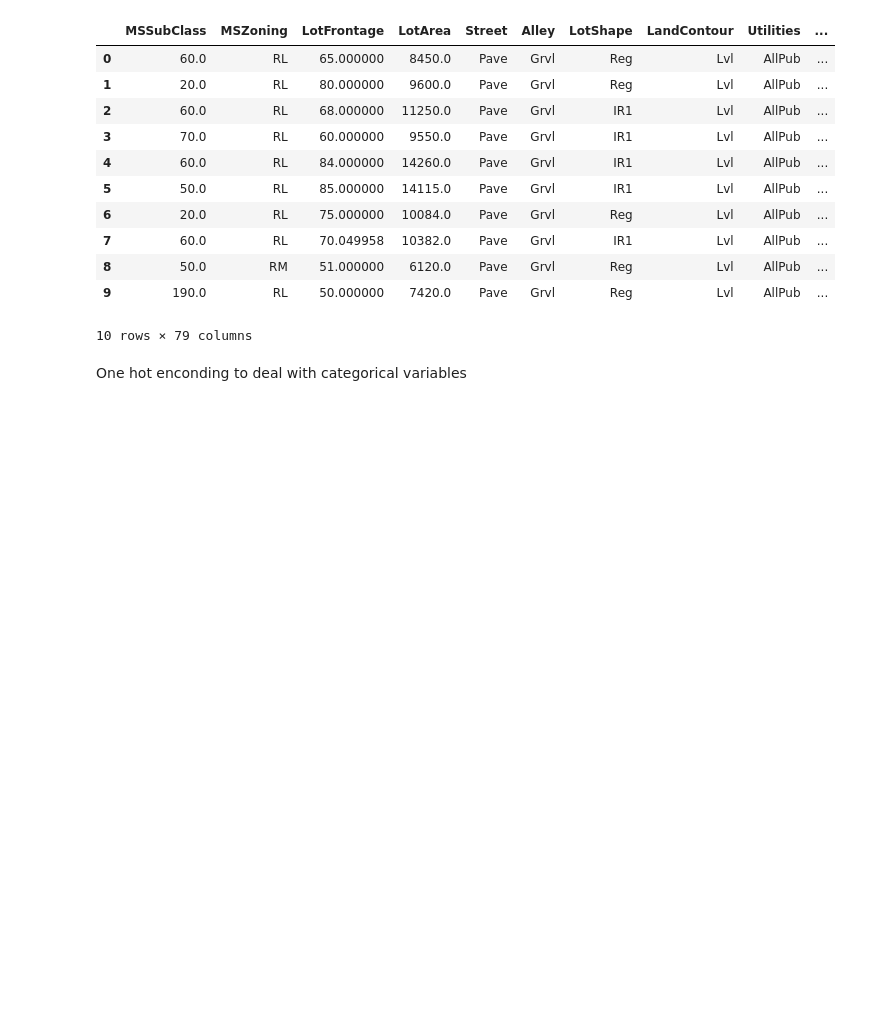
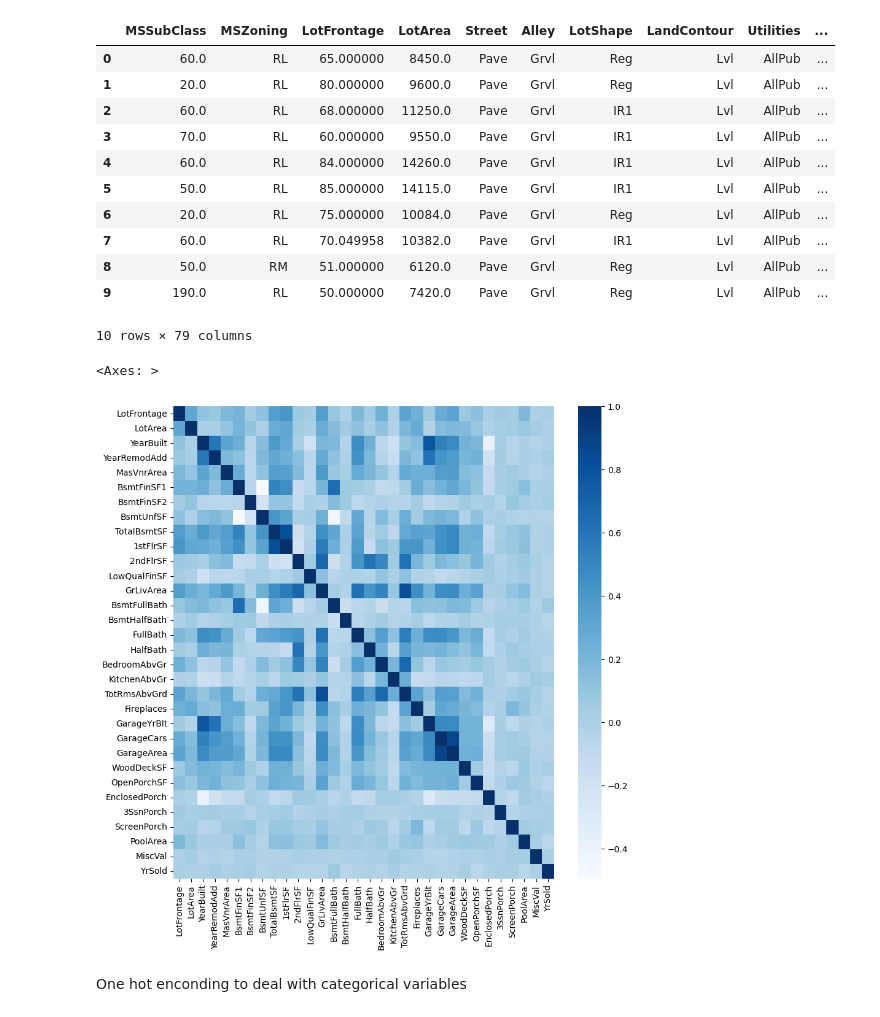
Before and after one commit to beatrzm/personal-projects, a Jupyter notebook: kaggle competitions/house prices/houseprices.ipynb, the cells around one changed output. Saved outputs shown, nothing was run; the diff lists cells and outputs as text; code cells hidden in the pictures; blank space fills up the shorter version.

Commit message:
feature selection and improved submission

```diff
--- a/kaggle competitions/house prices/houseprices.ipynb
+++ b/kaggle competitions/house prices/houseprices.ipynb
@@ -201,6 +201,16 @@ data2.head(10)
 | 8 | 50.0 | RM | 51.000000 | 6120.0 | Pave | Grvl | Reg | Lvl | AllPub | ... |
 | 9 | 190.0 | RL | 50.000000 | 7420.0 | Pave | Grvl | Reg | Lvl | AllPub | ... |
 10 rows × 79 columns
+# %%
+# correlation matrix between numeric variables
+
+numvars = data2.select_dtypes(include=[np.number])
+corr2 = numvars.corr()
+plt.figure(figsize=(10, 10))
+sns.heatmap(corr2,cmap='Blues')
+# %% [output]
+<Axes: >
+[figure, added]
 # %% [markdown]
 One hot enconding to deal with categorical variables
 # %%
```
Also changed, not shown: parts of 13 cells of this notebook.
